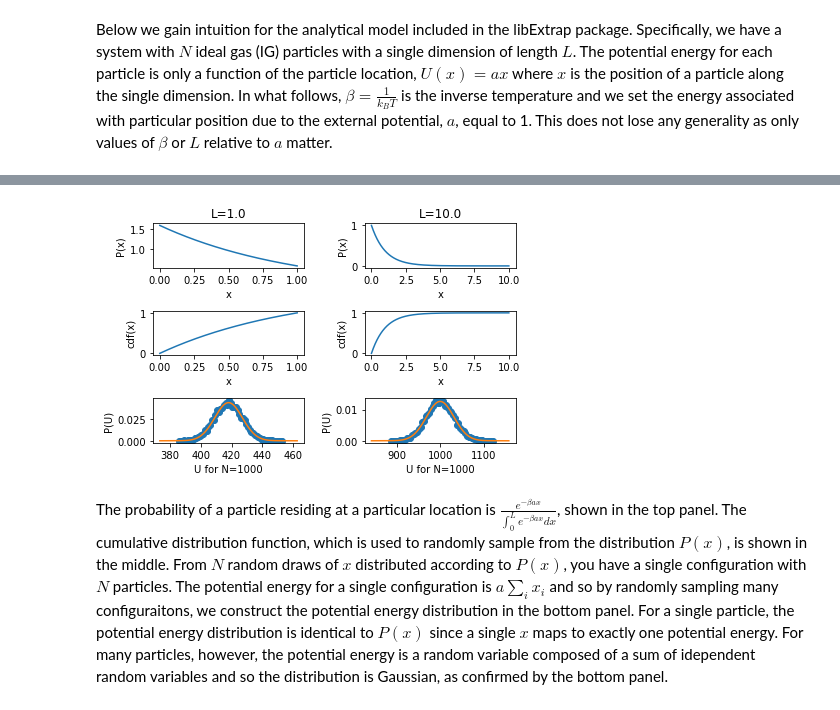
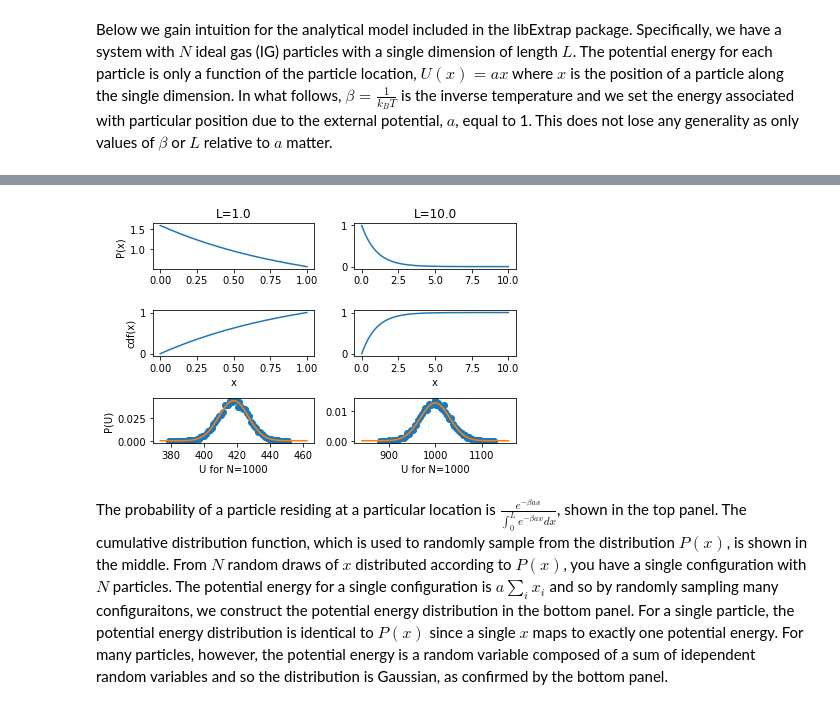
Before and after one commit to usnistgov/thermoextrap, a Jupyter notebook: Ideal_Gas_Example_xtrapy.ipynb, the cells around one changed output, grey strips where cells are left out. Saved outputs shown, nothing was run; the diff lists cells and outputs as text; code cells hidden in the pictures.

```diff
--- a/Ideal_Gas_Example_xtrapy.ipynb
+++ b/Ideal_Gas_Example_xtrapy.ipynb
@@ -13,54 +60,48 @@ from thermoextrap.ig import IGmodel
 # %%
-# %matplotlib notebook
-%matplotlib inline
 
-#Set up our IG model
-mIG = IGmodel(nParticles=1000)
+beta = 1.0
+npart = 1000
+nconfig = 10000
 
-#And check some things out just with a test beta value, like 1.0 (just checking for right behavior)
-testB = 1.0
+fig, axes = plt.subplots(3, 2)
 
-#And at two different system sizes in its 1 dimension
-#If L is not specified in the below functions, a default value of 1.0 is used
-testL = [1.0, 10.0]
+def get_utest(npart, beta, vol, ndev=5, n=100):
+    uave = idealgas.x_ave(beta, vol) * npart
+    ustd = np.sqrt(idealgas.x_var(beta, vol) * npart)
+    return np.linspace(-1.0, 1.0, n) * ndev * ustd + uave
 
-fig, ax = plt.subplots(3, 2)
+# note for ideal gas model, vol = length
+vols = [1.0, 10.0]
 
-for i, Lval in enumerate(testL):
-    xvals = np.arange(0.0, Lval, 0.0001)
+for vol, ax in zip(vols, axes.T):
+    xvals = np.arange(0.0, vol, 0.0001)
 
     #There are functions to sample both position and potential energy values
-    uvals = mIG.sampleU(testB, s=10000, L=Lval)
+    uvals = idealgas.u_sample((nconfig, npart), beta, vol)
     uhist, ubins = np.histogram(uvals, bins='auto', density=True)
     ubincents = 0.5*(ubins[:-1] + ubins[1:])
 
     #We can also just directly calculate the average or variance of the particle positions
-    uavg = mIG.avgX(testB, L=Lval)*mIG.nP
-    ustd = np.sqrt(mIG.varX(testB, L=Lval)*mIG.nP)
-    utest = np.arange(uavg-5*ustd, uavg+5*ustd, 0.5)
+    utest = get_utest(npart, beta, vol)
 
     #Or you can get the probability distribution of x or U
     #For a full list of functions in the ideal gas model, just type help(mIG)
-    ax[0,i].plot(xvals, mIG.PofX(xvals, testB, L=Lval))
-    ax[1,i].plot(xvals, mIG.cdfX(xvals, testB, L=Lval))
-    ax[2,i].plot(ubincents, uhist, 'o')
-    ax[2,i].plot(utest, mIG.PofU(utest, testB, L=Lval))
+    ax[0].set_title('L={}'.format(vol))
+    ax[0].plot(xvals, idealgas.x_prob(xvals, beta, vol))
+    ax[1].plot(xvals, idealgas.x_cdf(xvals, beta, vol))
+    ax[2].plot(ubincents, uhist, 'o')
+    ax[2].plot(utest, idealgas.u_prob(utest, npart, beta, vol))
 
-    ax[0,i].set_xlabel('x')
-    ax[0,i].set_ylabel('P(x)')
-    ax[1,i].set_xlabel('x')
-    ax[1,i].set_ylabel('cdf(x)')
-    ax[2,i].set_xlabel('U for N=%s'%mIG.nP)
-    ax[2,i].set_ylabel('P(U)')
-
-ax[0,0].set_title('L=%2.1f'%testL[0])
-ax[0,1].set_title('L=%2.1f'%testL[1])
+for a in axes[1, :]:
+    a.set_xlabel('x')
+for a in axes[2, :]:
+    a.set_xlabel('U for N={}'.format(npart))
+for a, label in zip(axes[:, 0], ['P(x)', 'cdf(x)', 'P(U)']):
+    a.set_ylabel(label)
 
 fig.tight_layout()
-
-plt.show()
 # %% [output]
-[figure, old version]
+[figure, new version]
 # %% [markdown]
 The probability of a particle residing at a particular location is $\frac{e^{-\beta a x}}{\int_0^L e^{-\beta a x} dx}$, shown in the top panel. The cumulative distribution function, which is used to randomly sample from the distribution $P(x)$, is shown in the middle. From $N$ random draws of $x$ distributed according to $P(x)$, you have a single configuration with $N$ particles. The potential energy for a single configuration is $a \sum_i x_i$ and so by randomly sampling many configuraitons, we construct the potential energy distribution in the bottom panel. For a single particle, the potential energy distribution is identical to $P(x)$ since a single $x$ maps to exactly one potential energy. For many particles, however, the potential energy is a random variable composed of a sum of idependent random variables and so the distribution is Gaussian, as confirmed by the bottom panel.
 # %%
```
Also changed, not shown: parts of 45 cells of this notebook, 5 other files.
